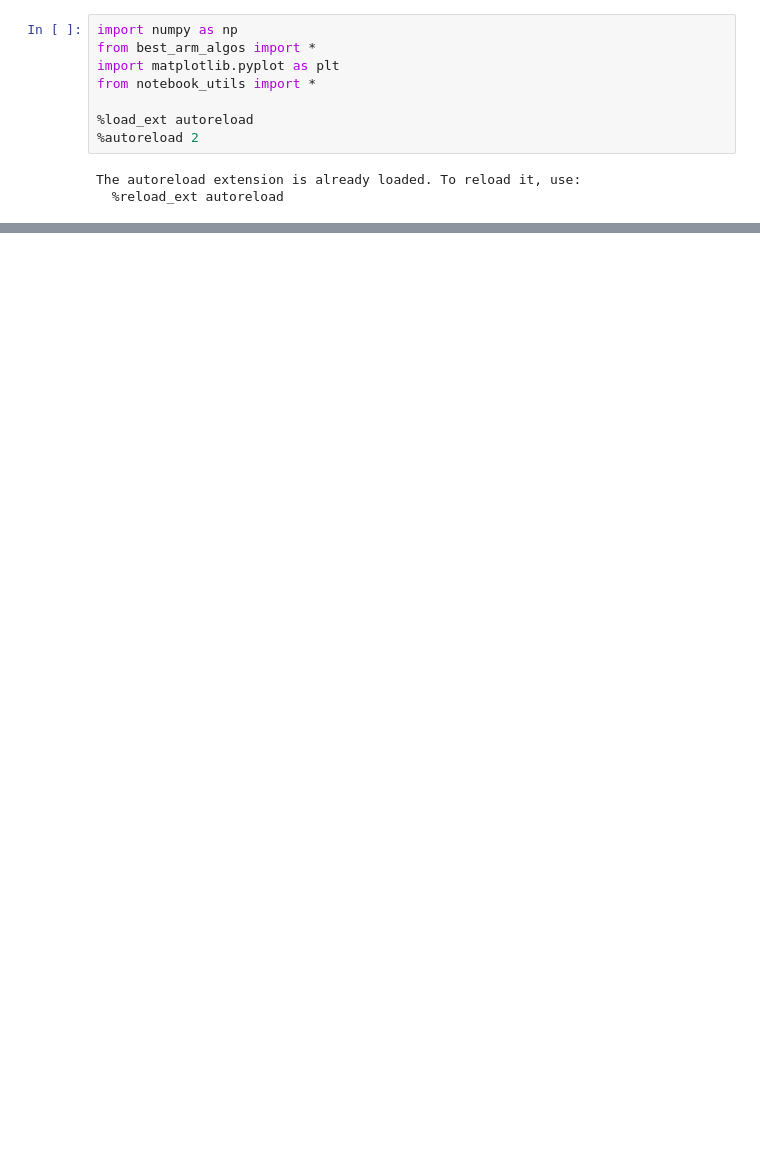
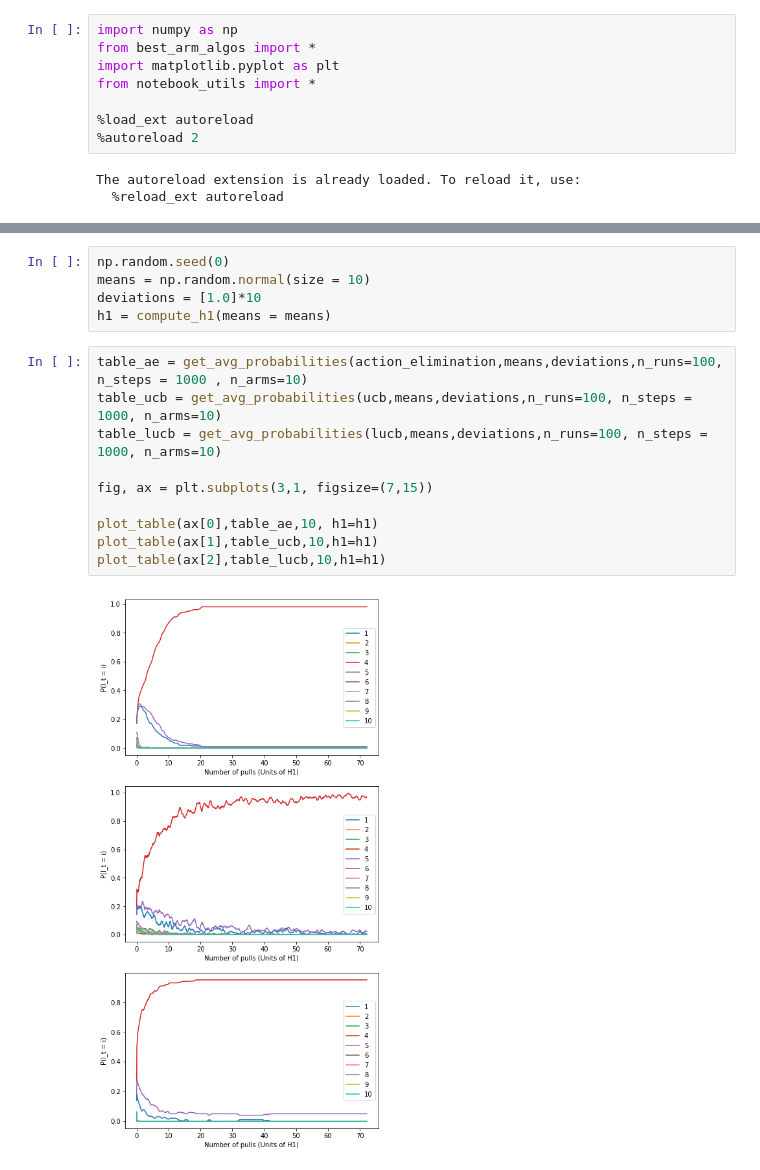
Before and after one commit to jdavid04/Reinforcement-Learning-Mcgill-Assignment-1, a Jupyter notebook: Assignment 1 - Part 1.ipynb, the cells around one changed output, grey strips where cells are left out. Drawn from its saved outputs; the diff is of its cells as text; blank space fills up the shorter version.

```diff
--- a/Assignment 1 - Part 1.ipynb
+++ b/Assignment 1 - Part 1.ipynb
@@ -35,0 +36,17 @@ plot_table(ax[2],table_lucb,6,h1=h1)
+# %%
+np.random.seed(0)
+means = np.random.normal(size = 10)
+deviations = [1.0]*10
+h1 = compute_h1(means = means)
+# %%
+table_ae = get_avg_probabilities(action_elimination,means,deviations,n_runs=100, n_steps = 1000 , n_arms=10)
+table_ucb = get_avg_probabilities(ucb,means,deviations,n_runs=100, n_steps = 1000, n_arms=10)
+table_lucb = get_avg_probabilities(lucb,means,deviations,n_runs=100, n_steps = 1000, n_arms=10)
+
+fig, ax = plt.subplots(3,1, figsize=(7,15))
+
+plot_table(ax[0],table_ae,10, h1=h1)
+plot_table(ax[1],table_ucb,10,h1=h1)
+plot_table(ax[2],table_lucb,10,h1=h1)
+# %% [output]
+[figure, added]
```
Also changed, not shown: parts of 4 cells of this notebook, 1 other file.
